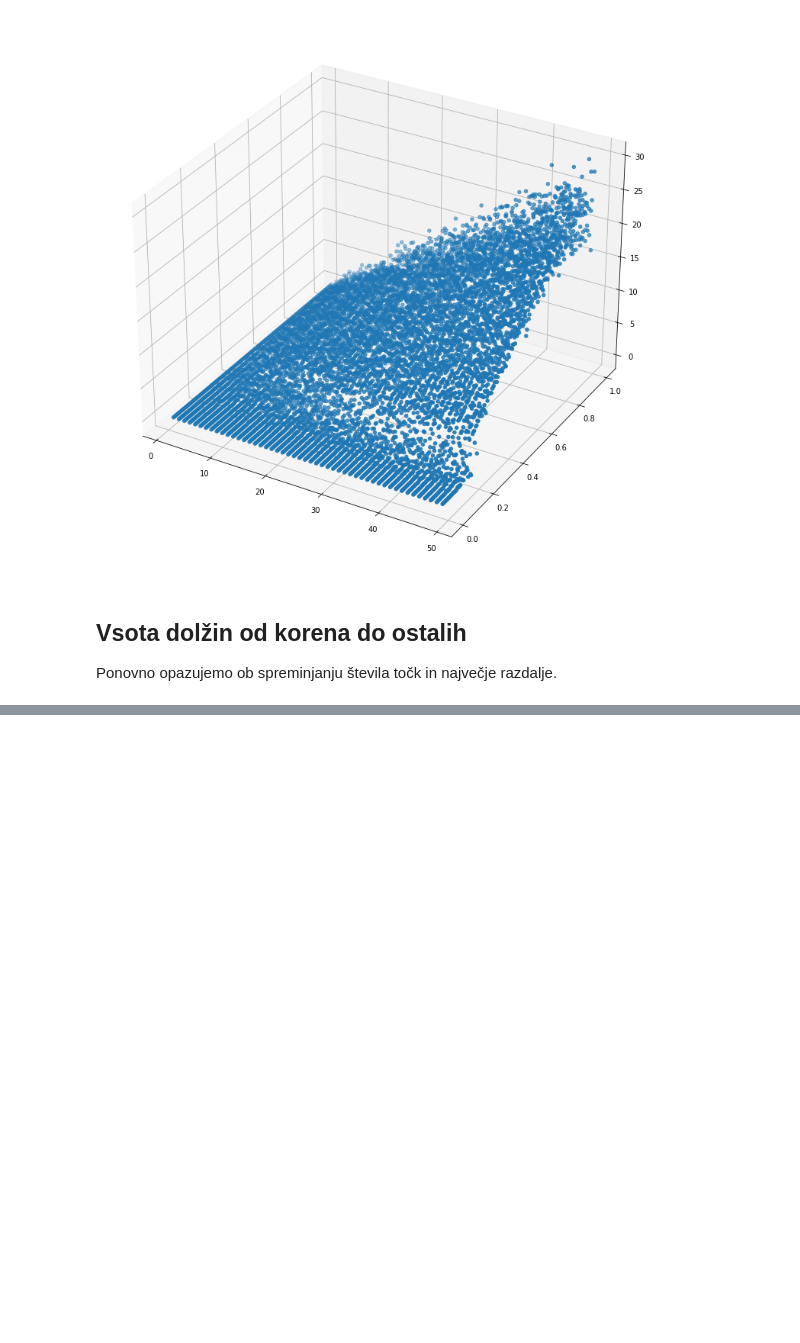
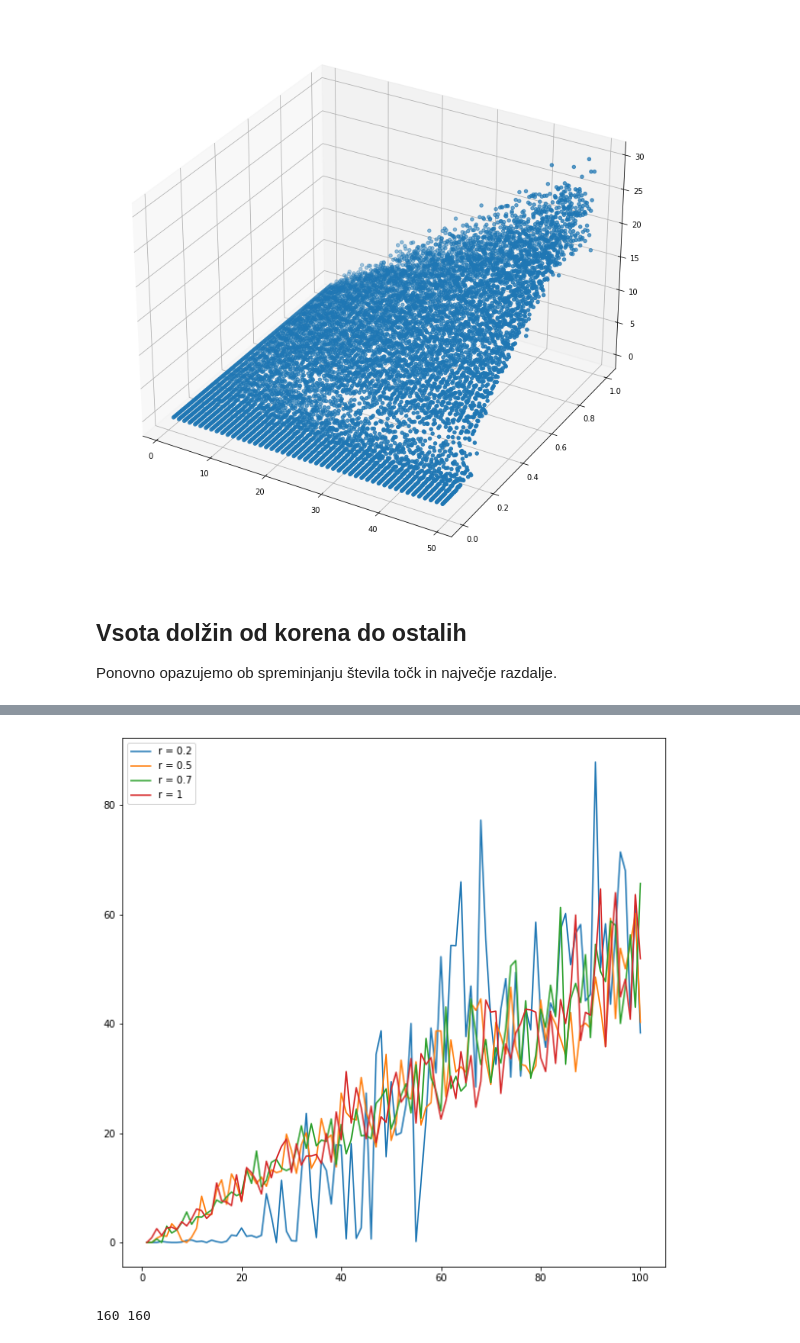
Before and after one commit to timkalan/poti-v-kvadratu, a Jupyter notebook: koda/izracuni.ipynb, the cells around one changed output, grey strips where cells are left out. Drawn from its saved outputs; the diff is of its cells as text; code cells hidden in the pictures; blank space fills up the shorter version.

```diff
--- a/koda/izracuni.ipynb
+++ b/koda/izracuni.ipynb
@@ -147,0 +188,42 @@ Ponovno opazujemo ob spreminjanju števila točk in največje razdalje.
+# %%
+tocke1, dolzine1 = vsota_razdalj_tocke(100, 0.2)
+tocke2, dolzine2 = vsota_razdalj_tocke(100, 0.5)
+tocke3, dolzine3 = vsota_razdalj_tocke(100, 0.7)
+tocke4, dolzine4 = vsota_razdalj_tocke(100, 1)
+
+plt.plot(tocke1, dolzine1, label='r = 0.2');
+plt.plot(tocke2, dolzine2, label='r = 0.5');
+plt.plot(tocke3, dolzine3, label='r = 0.7');
+plt.plot(tocke4, dolzine4, label='r = 1');
+plt.legend();
+# %% [output]
+[figure, added]
+# %%
+def vsota_razdalj_razdalja(st_tock=100, najmanj=0.1, najvec=0.9):
+    """
+    Vzamemo število točk za dano in gledamo, kako se spreminja vsota razdalj,
+    ko spreminjamo največjo dovoljeno razdaljo od
+    'min_razdalja' do 'max_razdalja'.
+    """
+    # gradimo seznama točk in dolžin pri tem številu točk
+    maxi = []
+    vsote = []
+
+    trenutna = najmanj
+
+    while trenutna <= najvec:
+        a = Kvadrat(st_tock, trenutna)
+        oddaljenost, oce = a.drevo_najkrajsih_poti()
+
+        vsota = 0
+        for tocka in oddaljenost:
+            if oddaljenost[tocka] < 1000000:
+                vsota += oddaljenost[tocka]
+
+        vsote.append(vsota)
+        maxi.append(trenutna)
+        trenutna += 0.005
+
+    return maxi, vsote
+# %% [output]
+160 160
```
Also changed, not shown: parts of 4 cells of this notebook.
